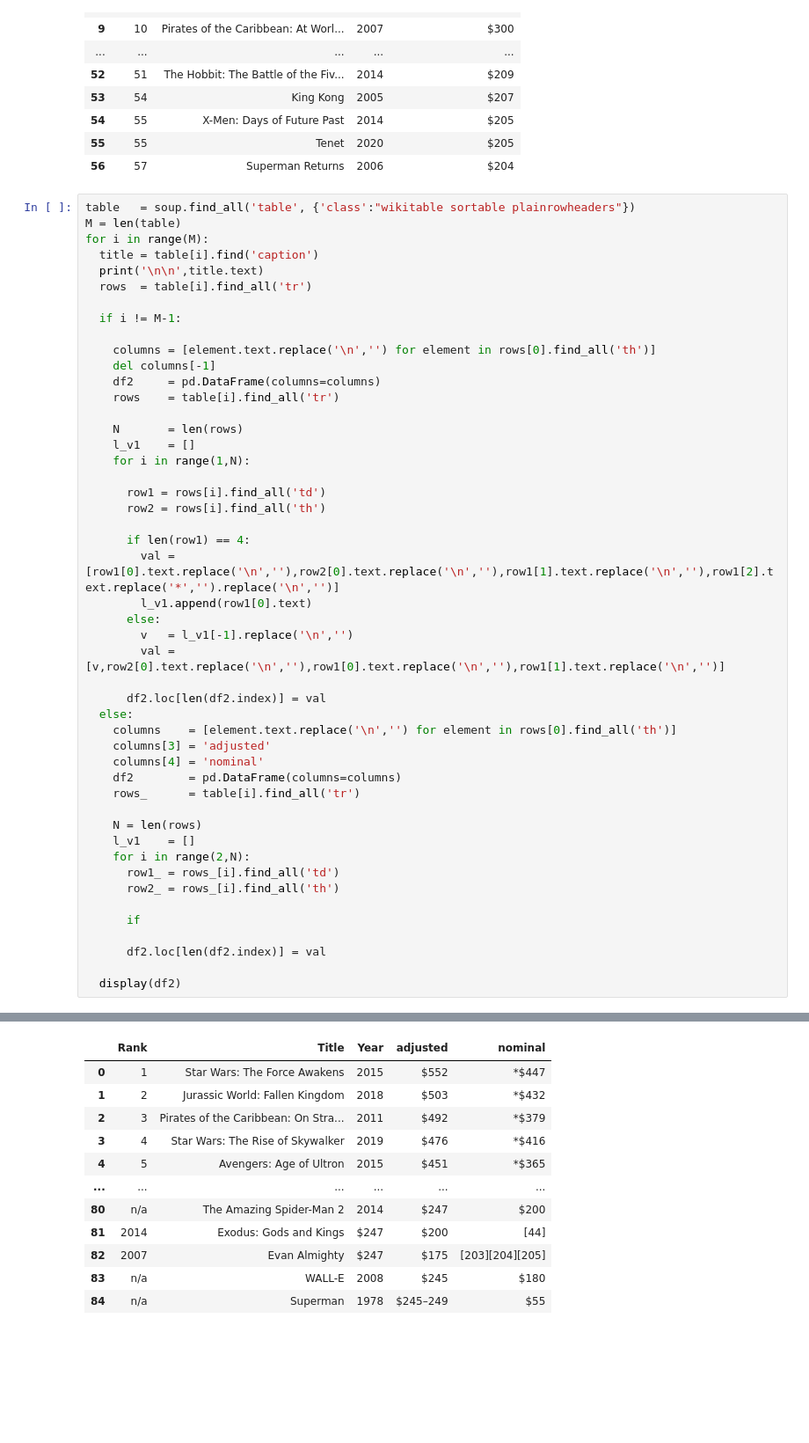
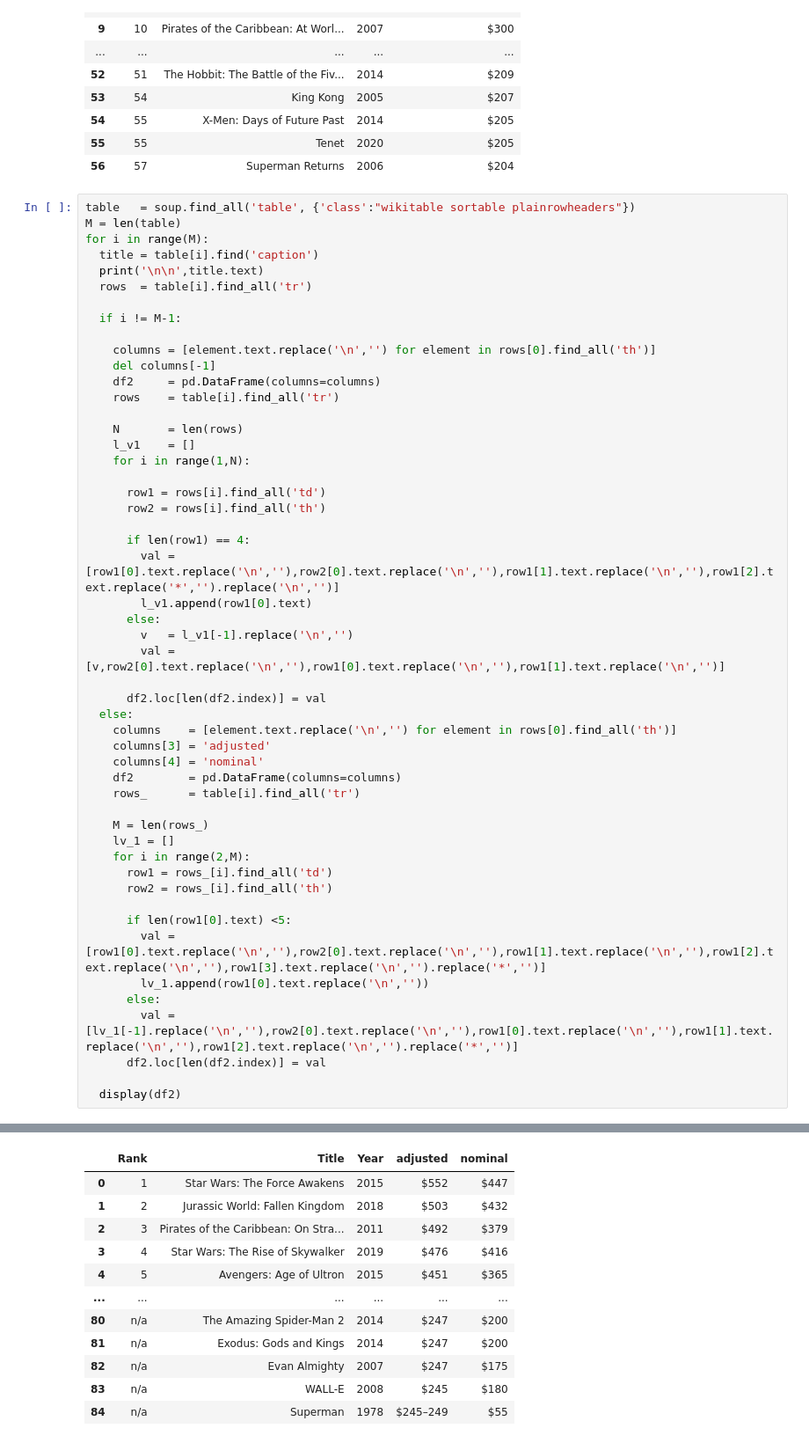
Before and after one commit to facahto/Scraping, a Jupyter notebook: wiki/scrape_wiki_ExpensiveMovies.ipynb, the cells around one changed output, grey strips where cells are left out. Shown at 88% size. Saved outputs shown, nothing was run; the diff lists cells and outputs as text; blank space fills up the shorter version.

```diff
--- a/wiki/scrape_wiki_ExpensiveMovies.ipynb
+++ b/wiki/scrape_wiki_ExpensiveMovies.ipynb
@@ -102,14 +102,17 @@ for i in range(M):
     df2        = pd.DataFrame(columns=columns)
     rows_      = table[i].find_all('tr')
 
-    N = len(rows)
-    l_v1    = []
-    for i in range(2,N):
-      row1_ = rows_[i].find_all('td')
-      row2_ = rows_[i].find_all('th')
+    M = len(rows_)
+    lv_1 = []
+    for i in range(2,M):
+      row1 = rows_[i].find_all('td')
+      row2 = rows_[i].find_all('th')
 
-      if
-
+      if len(row1[0].text) <5:
+        val = [row1[0].text.replace('\n',''),row2[0].text.replace('\n',''),row1[1].text.replace('\n',''),row1[2].text.replace('\n',''),row1[3].text.replace('\n','').replace('*','')]
+        lv_1.append(row1[0].text.replace('\n',''))
+      else:
+        val = [lv_1[-1].replace('\n',''),row2[0].text.replace('\n',''),row1[0].text.replace('\n',''),row1[1].text.replace('\n',''),row1[2].text.replace('\n','').replace('*','')]
       df2.loc[len(df2.index)] = val
 
   display(df2)
@@ -117,42 +120,42 @@ for i in range(M):
  Most expensive films
 |  | Rank | Title | Year | Cost (est.)(millions) |
 | 0 | 1 | Star Wars: The Force Awakens | 2015 | $447 |
 | 1 | 2 | Jurassic World: Fallen Kingdom | 2018 | $432 |
 | 2 | 3 | Star Wars: The Rise of Skywalker | 2019 | $416 |
 | 3 | 4 | Pirates of the Caribbean: On Stra... | 2011 | $379 |
 | 4 | 5 | Avengers: Age of Ultron | 2015 | $365 |
 | 5 | 6 | Avengers: Endgame | 2019 | $356 |
 | 6 | 7 | Avatar: The Way of Water | 2022 | $350 |
 | 7 | 8 | Fast X | 2023 | $340 |
 | 8 | 9 | Avengers: Infinity War | 2018 | $325 |
 | 9 | 10 | Pirates of the Caribbean: At Worl... | 2007 | $300 |
 | ... | ... | ... | ... | ... |
 | 52 | 51 | The Hobbit: The Battle of the Fiv... | 2014 | $209 |
 | 53 | 54 | King Kong | 2005 | $207 |
 | 54 | 55 | X-Men: Days of Future Past | 2014 | $205 |
 | 55 | 55 | Tenet | 2020 | $205 |
 | 56 | 57 | Superman Returns | 2006 | $204 |
  Most expensive back-to-back film productions
 |  | Rank | Titles | Years | Cost (est.)(millions) |
 | 0 | 1 | Avengers: Infinity War and Avenge... | 2018–19 | $1,000 |
 | 1 | 2 | The Hobbit trilogy | 2012–14 | $623 |
 | 2 | 3 | Pirates of the Caribbean: Dead Ma... | 2006–07 | $450 |
 | 3 | 4 | The Hunger Games: Mockingjay – Pa... | 2014–15 | $300 |
 | 4 | 5 | The Lord of the Rings trilogy | 2001–03 | $260 |
 | 5 | 6 | Harry Potter and the Deathly Hall... | 2010–11 | $250 |
 | 6 | 7 | The Matrix Reloaded The Matrix Re... | 2003 | $237 |
 | 7 | 8 | The Twilight Saga: Breaking Dawn ... | 2011–12 | $230 |
  Most expensive films adjusted for inflation
 |  | Rank | Title | Year | adjusted | nominal |
-| 0 | 1 | Star Wars: The Force Awakens | 2015 | $552 | *$447 |
-| 1 | 2 | Jurassic World: Fallen Kingdom | 2018 | $503 | *$432 |
-| 2 | 3 | Pirates of the Caribbean: On Stra... | 2011 | $492 | *$379 |
-| 3 | 4 | Star Wars: The Rise of Skywalker | 2019 | $476 | *$416 |
-| 4 | 5 | Avengers: Age of Ultron | 2015 | $451 | *$365 |
+| 0 | 1 | Star Wars: The Force Awakens | 2015 | $552 | $447 |
+| 1 | 2 | Jurassic World: Fallen Kingdom | 2018 | $503 | $432 |
+| 2 | 3 | Pirates of the Caribbean: On Stra... | 2011 | $492 | $379 |
+| 3 | 4 | Star Wars: The Rise of Skywalker | 2019 | $476 | $416 |
+| 4 | 5 | Avengers: Age of Ultron | 2015 | $451 | $365 |
 | ... | ... | ... | ... | ... | ... |
 | 80 | n/a | The Amazing Spider-Man 2 | 2014 | $247 | $200 |
-| 81 | 2014 | Exodus: Gods and Kings | $247 | $200 | [44] |
-| 82 | 2007 | Evan Almighty | $247 | $175 | [203][204][205] |
+| 81 | n/a | Exodus: Gods and Kings | 2014 | $247 | $200 |
+| 82 | n/a | Evan Almighty | 2007 | $247 | $175 |
 | 83 | n/a | WALL-E | 2008 | $245 | $180 |
 | 84 | n/a | Superman | 1978 | $245–249 | $55 |
 85 rows × 5 columns
```
Also changed, not shown: parts of 1 cell of this notebook.
